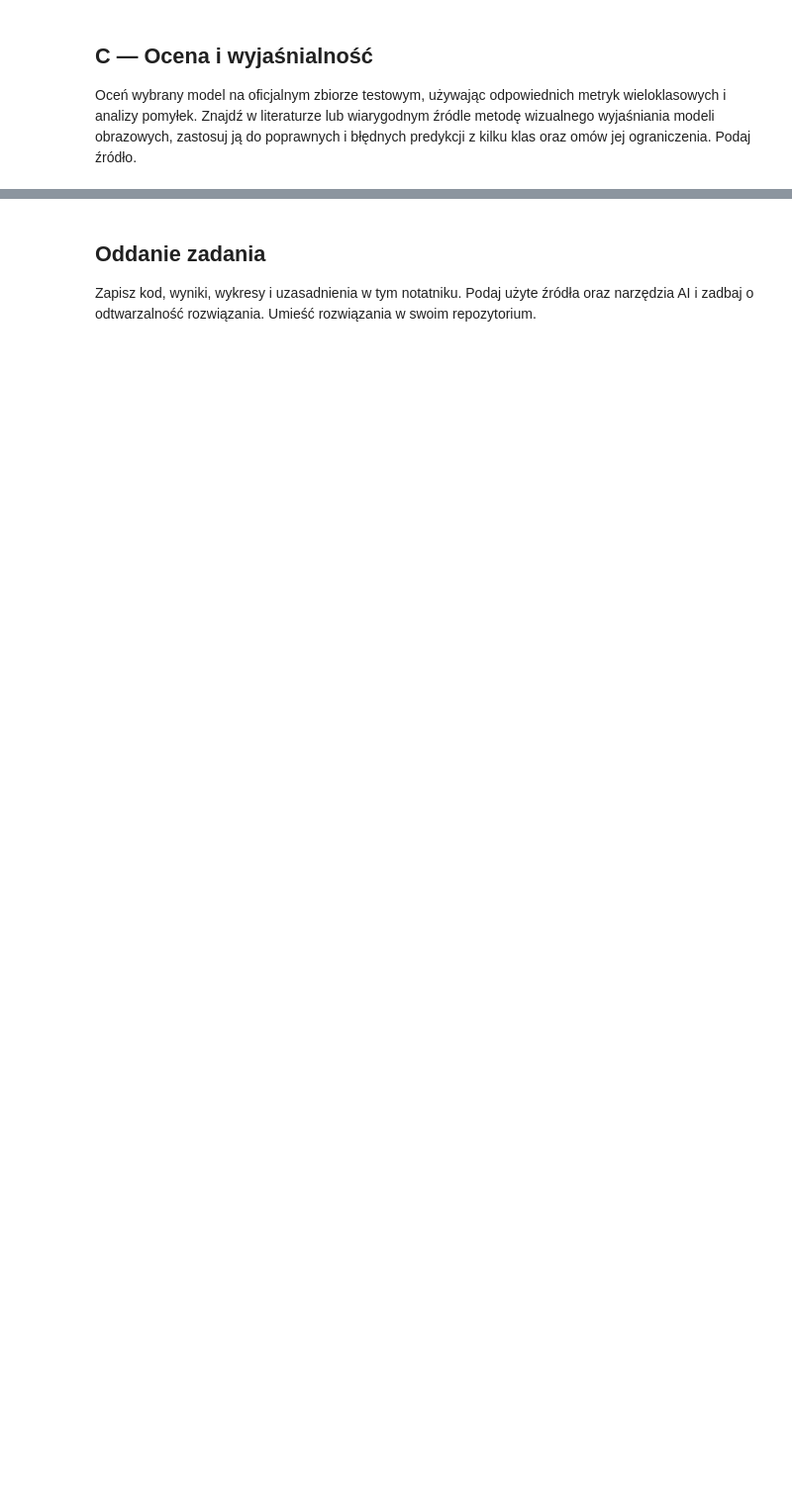
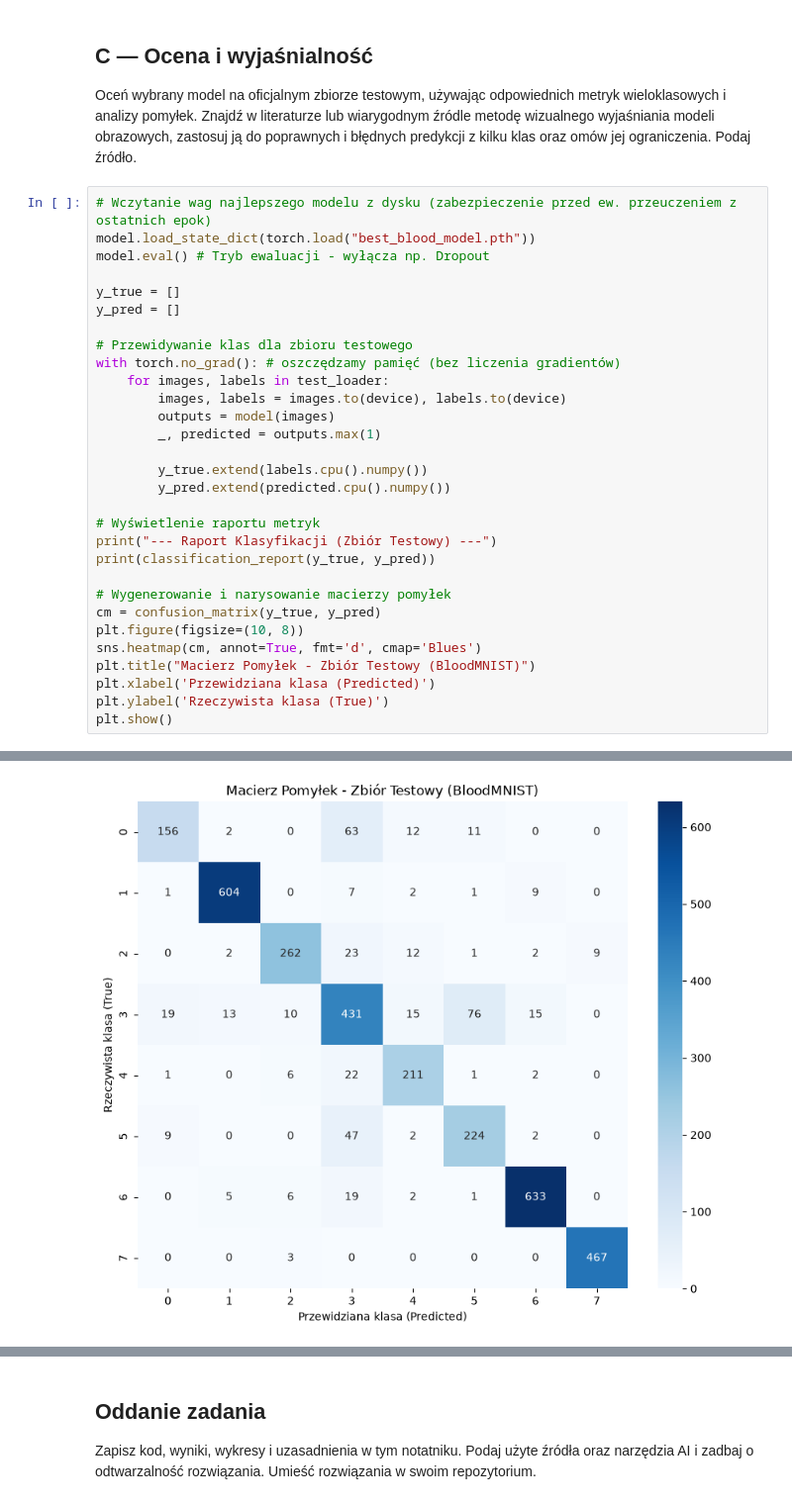
Before and after one commit to emiwol323/Rekrutacja-AI-Med-2026-2027, a Jupyter notebook: Zadanie-2A/Rozwiązanie-2A.ipynb, the cells around one changed output, grey strips where cells are left out. Shown at 99% size. Drawn from its saved outputs; the diff is of its cells as text; blank space fills up the shorter version.

```diff
--- a/Zadanie-2A/Rozwiązanie-2A.ipynb
+++ b/Zadanie-2A/Rozwiązanie-2A.ipynb
@@ -39,3 +311,34 @@ Wytrenuj model wieloklasowy. Przeanalizuj architekturę, funkcję kosztu, optyma
 ## C — Ocena i wyjaśnialność
 
 Oceń wybrany model na oficjalnym zbiorze testowym, używając odpowiednich metryk wieloklasowych i analizy pomyłek. Znajdź w literaturze lub wiarygodnym źródle metodę wizualnego wyjaśniania modeli obrazowych, zastosuj ją do poprawnych i błędnych predykcji z kilku klas oraz omów jej ograniczenia. Podaj źródło.
+# %%
+# Wczytanie wag najlepszego modelu z dysku (zabezpieczenie przed ew. przeuczeniem z ostatnich epok)
+model.load_state_dict(torch.load("best_blood_model.pth"))
+model.eval() # Tryb ewaluacji - wyłącza np. Dropout
+
+y_true = []
+y_pred = []
+
+# Przewidywanie klas dla zbioru testowego
+with torch.no_grad(): # oszczędzamy pamięć (bez liczenia gradientów)
+    for images, labels in test_loader:
+        images, labels = images.to(device), labels.to(device)
+        outputs = model(images)
+        _, predicted = outputs.max(1)
+
+        y_true.extend(labels.cpu().numpy())
+        y_pred.extend(predicted.cpu().numpy())
+
+# Wyświetlenie raportu metryk
+print("--- Raport Klasyfikacji (Zbiór Testowy) ---")
+print(classification_report(y_true, y_pred))
+
+# Wygenerowanie i narysowanie macierzy pomyłek
+cm = confusion_matrix(y_true, y_pred)
+plt.figure(figsize=(10, 8))
+sns.heatmap(cm, annot=True, fmt='d', cmap='Blues')
+plt.title("Macierz Pomyłek - Zbiór Testowy (BloodMNIST)")
+plt.xlabel('Przewidziana klasa (Predicted)')
+plt.ylabel('Rzeczywista klasa (True)')
+plt.show()
+# %% [output]
@@ -41,0 +360 @@ Oceń wybrany model na oficjalnym zbiorze testowym, używając odpowiednich metr
+[figure, added]
```
Also changed, not shown: parts of 14 cells of this notebook, 2 other files.
